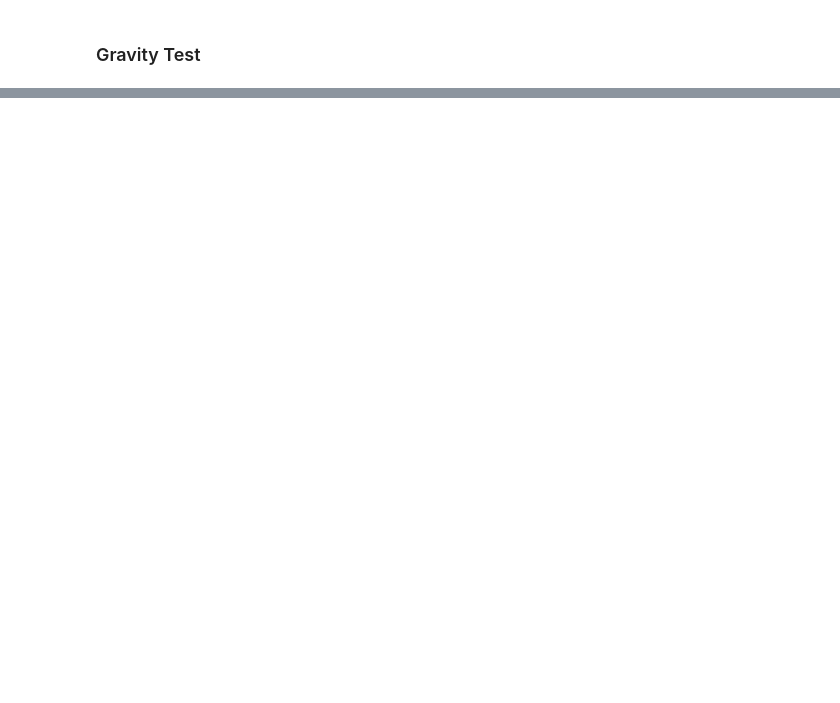
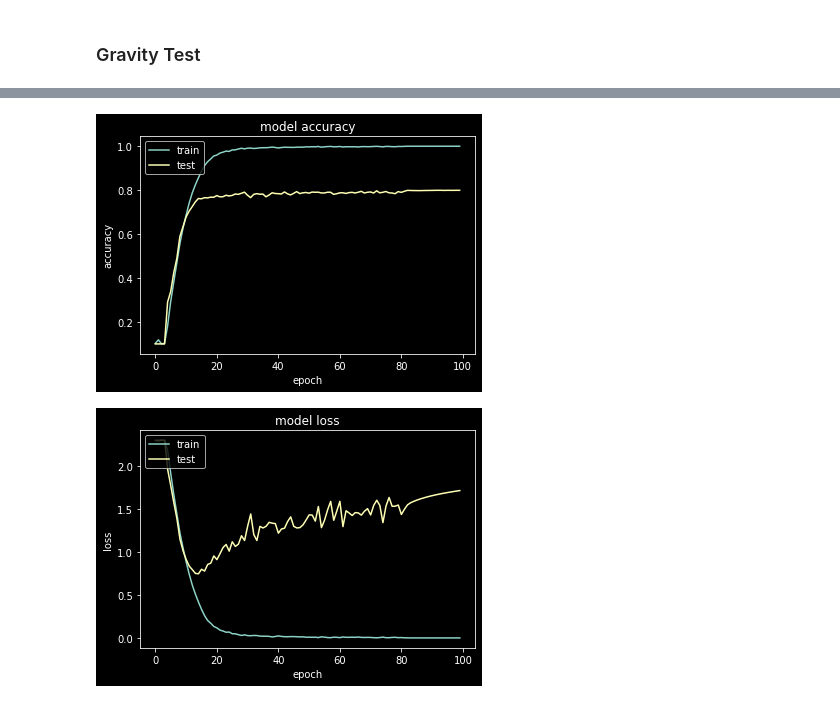
Before and after one commit to dariush-bahrami/gravity.optimizer, a Jupyter notebook: gravity_optimizer_notebook.ipynb, the cells around one changed output, grey strips where cells are left out. Cells and saved outputs as stored; diff of their text form; code cells hidden in the pictures; blank space fills up the shorter version.

```diff
--- a/gravity_optimizer_notebook.ipynb
+++ b/gravity_optimizer_notebook.ipynb
@@ -361,0 +466,5 @@ plot_history(gravity_history)
+# %%
+plot_history(gravity_history)
+# %% [output]
+[figure, added]
+[figure, added]
```
Also changed, not shown: parts of 21 cells of this notebook, 5 other files.
